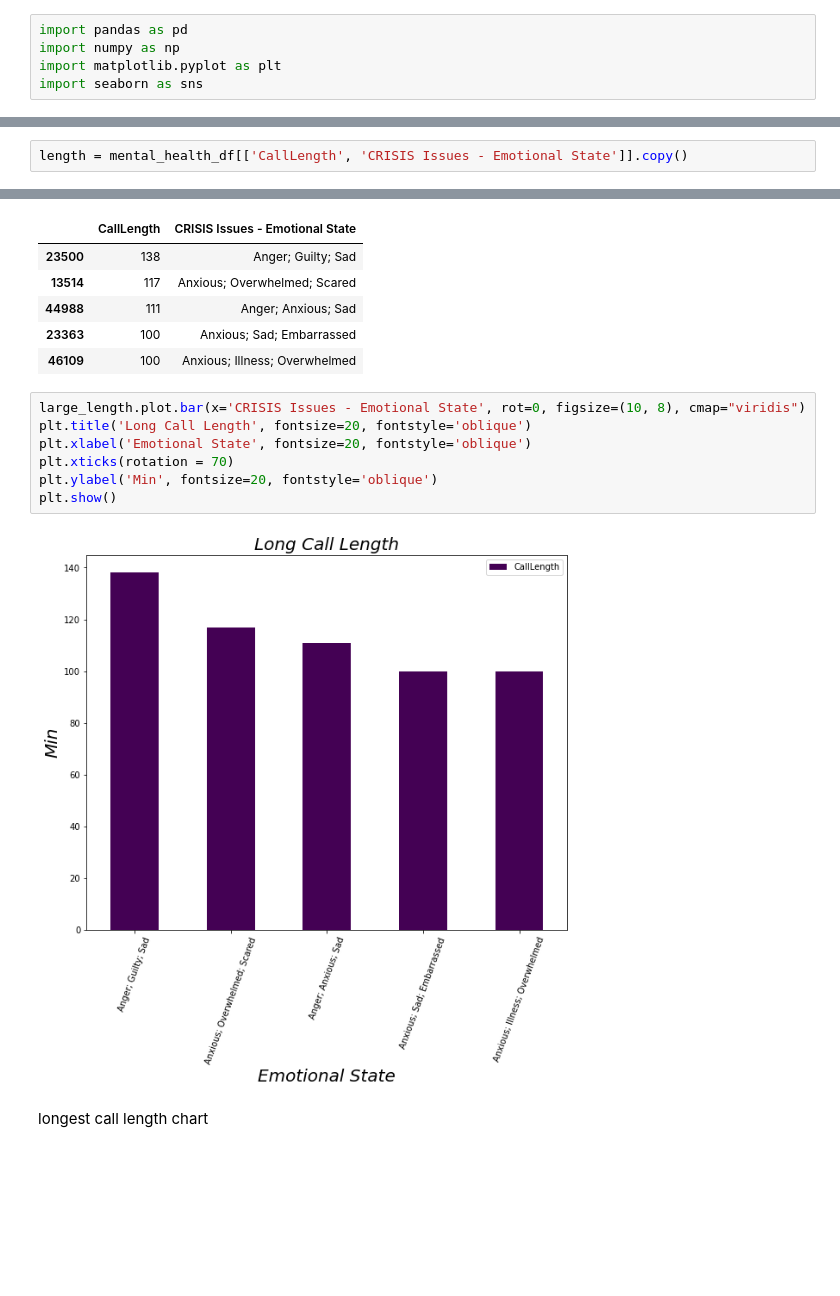
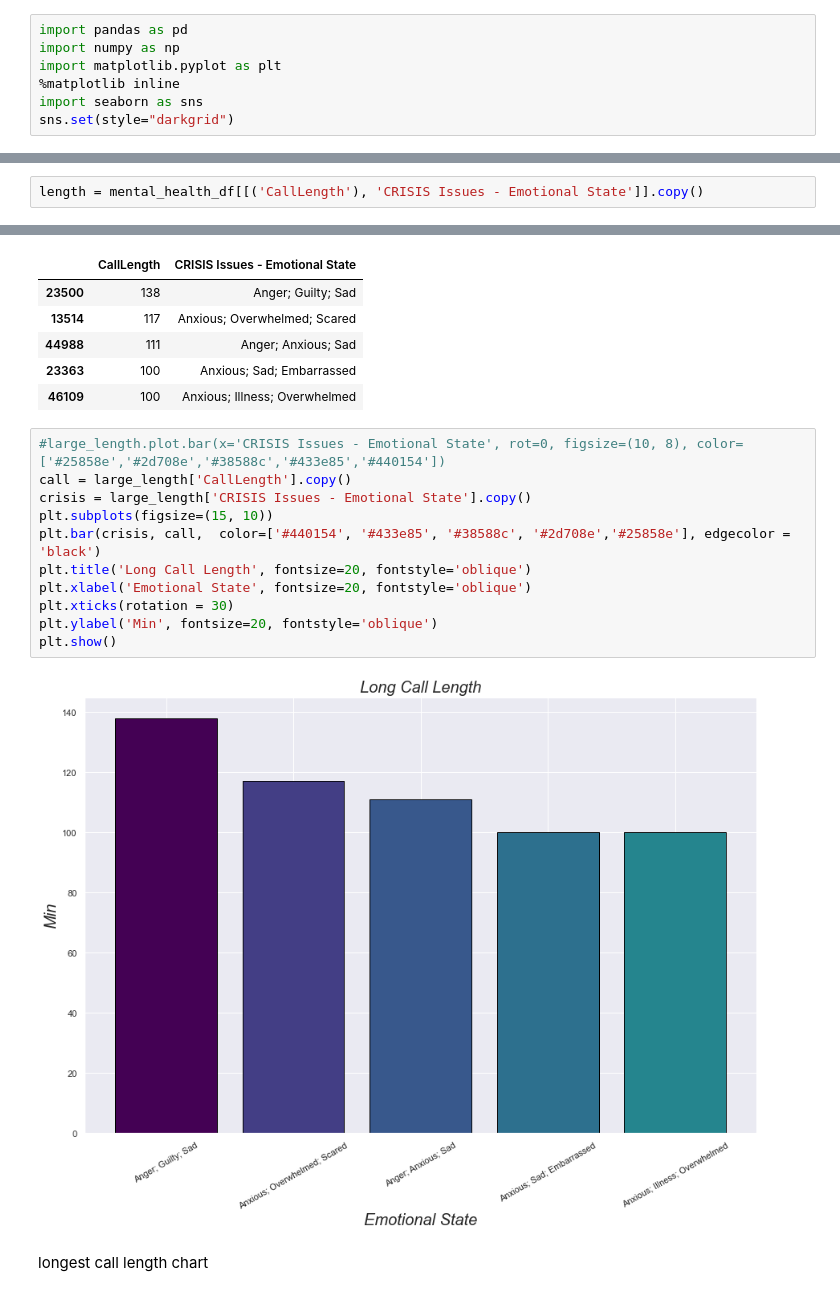
Before and after one commit to NSS-Data-Analytics-Cohort-6/fcs-crisis-data-campers, a Jupyter notebook: notebooks/fcs_crisis_nathan.ipynb, the cells around one changed output, grey strips where cells are left out. Cells and saved outputs as stored; diff of their text form; blank space fills up the shorter version.

Commit message:
fixed graphs

```diff
--- a/notebooks/fcs_crisis_nathan.ipynb
+++ b/notebooks/fcs_crisis_nathan.ipynb
@@ -2,7 +2,9 @@
 import pandas as pd
 import numpy as np
 import matplotlib.pyplot as plt
+%matplotlib inline
 import seaborn as sns
+sns.set(style="darkgrid")
 # %%
 crisis1 = pd.read_csv("../data/NSSCrisisv.1 (1).csv")
 header_row = crisis1.iloc[1]
@@ -141,7 +143,7 @@ memory usage: 3.4+ MB
 # %% [markdown]
 shortest call length chart
 # %%
-length = mental_health_df[['CallLength', 'CRISIS Issues - Emotional State']].copy()
+length = mental_health_df[[('CallLength'), 'CRISIS Issues - Emotional State']].copy()
 # %%
 large_length = length.nlargest(5, ['CallLength'])
 # %%
@@ -160,14 +162,18 @@ large_length.head()
 | 23363 | 100 | Anxious; Sad; Embarrassed |
 | 46109 | 100 | Anxious; Illness; Overwhelmed |
 # %%
-large_length.plot.bar(x='CRISIS Issues - Emotional State', rot=0, figsize=(10, 8), cmap="viridis")
+#large_length.plot.bar(x='CRISIS Issues - Emotional State', rot=0, figsize=(10, 8), color=['#25858e','#2d708e','#38588c','#433e85','#440154'])
+call = large_length['CallLength'].copy()
+crisis = large_length['CRISIS Issues - Emotional State'].copy()
+plt.subplots(figsize=(15, 10))
+plt.bar(crisis, call,  color=['#440154', '#433e85', '#38588c', '#2d708e','#25858e'], edgecolor = 'black')
 plt.title('Long Call Length', fontsize=20, fontstyle='oblique')
 plt.xlabel('Emotional State', fontsize=20, fontstyle='oblique')
-plt.xticks(rotation = 70)
+plt.xticks(rotation = 30)
 plt.ylabel('Min', fontsize=20, fontstyle='oblique')
 plt.show()
 # %% [output]
-[figure, old version]
+[figure, new version]
 # %% [markdown]
 longest call length chart
 # %%
```
Also changed, not shown: parts of 2 cells of this notebook.
